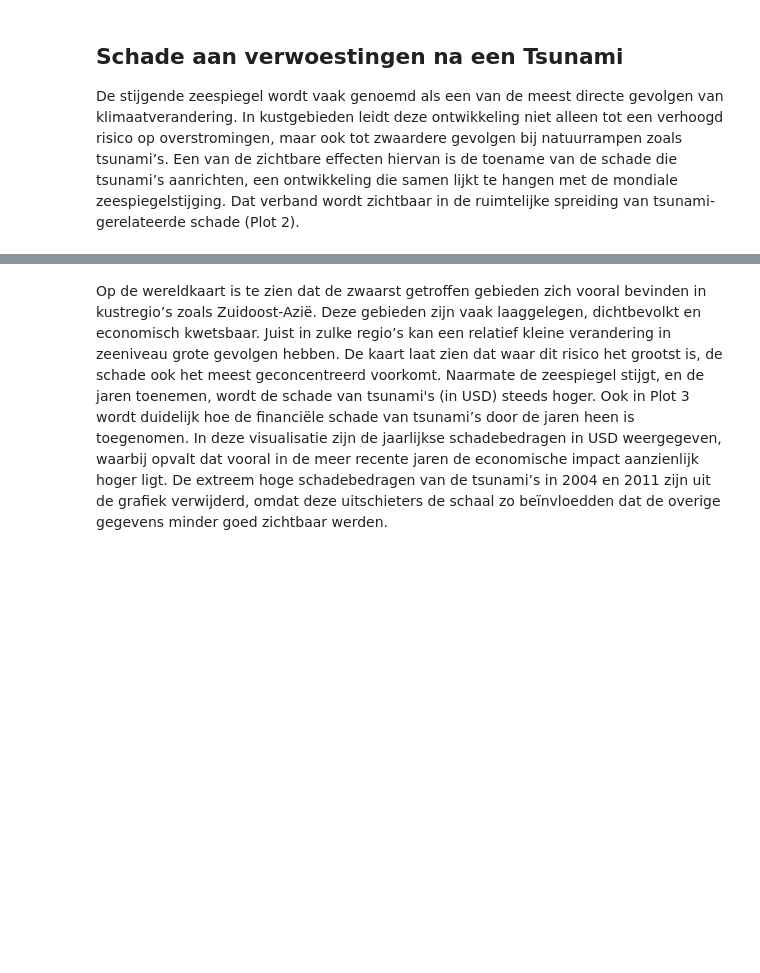
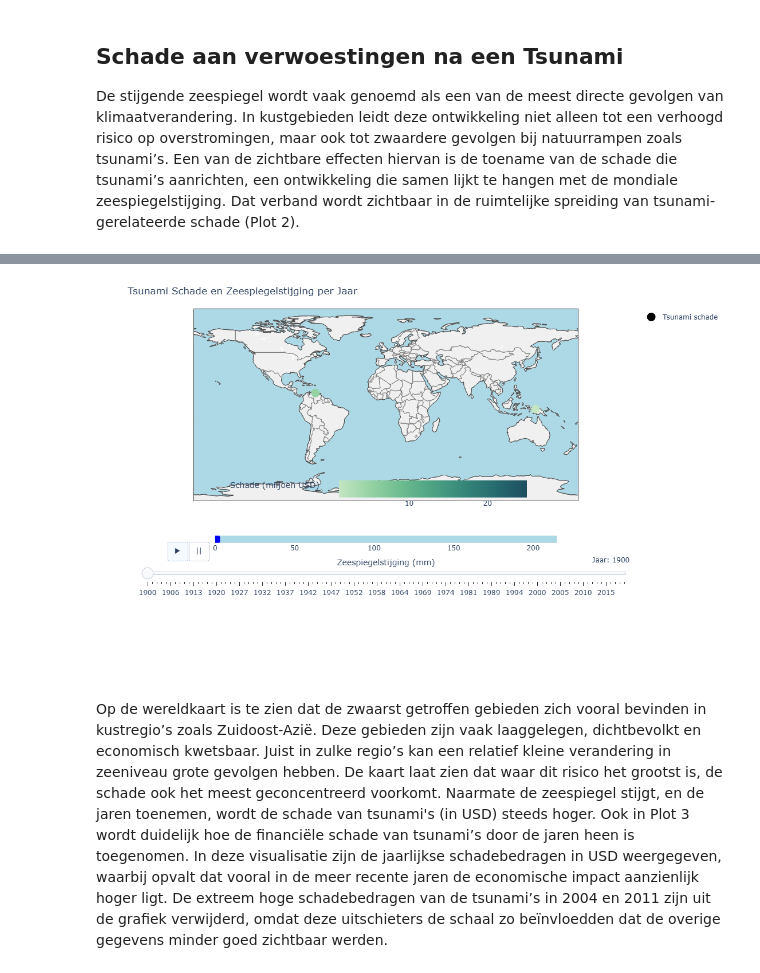
Before and after one commit to roosz/informatievisualisatie, a Jupyter notebook: _build/html/_sources/docs/voorindatasory.ipynb, the cells around one changed output, grey strips where cells are left out. Cells and saved outputs as stored; diff of their text form; code cells hidden in the pictures; blank space fills up the shorter version.

```diff
--- a/_build/html/_sources/docs/voorindatasory.ipynb
+++ b/_build/html/_sources/docs/voorindatasory.ipynb
@@ -296,10 +296,10 @@ fig.update_layout(
         countrycolor="gray",
         lonaxis_range=[-180, 180],
         lataxis_range=[-90, 90],
-        domain=dict(x=[0, 1], y=[0.3, 1])  # kaart groter maken (lager beginnen)
+        domain=dict(x=[0, 1], y=[0.45, 1])
     ),
-    height=800, # verhoogde hoogte om alles te laten passen
-    margin=dict(t=50, b=50),
+    height=700,
+    margin=dict(t=50, b=40),
 
     coloraxis=dict(
         colorscale='blugrn',
@@ -312,17 +312,16 @@ fig.update_layout(
             ),
             orientation='h',
             yanchor='bottom',
-            y=0.2,  # lager geplaatst onder de kaart
+            y=0.42,
             xanchor='center',
-            x=0.4,
-            len=0.7,
+            x=0.5,
+            len=0.6,
             tickmode='array',
             tickvals=schade_ticks,
             tickfont=dict(size=12)
         )
     ),
 
-    # Zeespiegel balk assen, lager geplaatst onder de schade-kleurbalk
     xaxis2=dict(
         domain=[0.15, 0.85],
         anchor='y2',
@@ -336,24 +335,23 @@ fig.update_layout(
         showticklabels=True,
         tickfont=dict(size=12),
         overlaying='free',
-        position=0.,  # lager dan eerder
+        position=0.5,
         side='bottom'
     ),
     yaxis2=dict(
-        domain=[0.1, 0.12],  # lager dan eerder
+        domain=[0.33, 0.35],
         anchor='x2',
         showticklabels=False,
         showgrid=False,
         zeroline=False
     ),
 
-    # Knoppen boven de slider (jaarbalk) met iconen
     updatemenus=[dict(
         type='buttons',
         direction='right',
         showactive=True,
         x=0.1,
-        y=0.04,  # hoger dan slider, dus boven jaarbalk
+        y=0.28,
         xanchor='center',
         yanchor='bottom',
         pad={"r": 10, "t": 10},
@@ -371,7 +369,6 @@ fig.update_layout(
         ]
     )],
 
-    # Slider (jaarbalk) iets lager dan knoppen
     sliders=[{
         "currentvalue": {"prefix": "Jaar: ", "visible": True, "xanchor": "right"},
         "steps": [{
@@ -380,11 +377,11 @@ fig.update_layout(
             "method": "animate"
         } for year in years],
         "x": 0,
-        "y": 0.15,  # lager dan de knoppen
+        "y": 0.35,
         "len": 1.0,
         "xanchor": "left",
         "yanchor": "top",
-        "pad": {"b": 10, "t": 50},
+        "pad": {"b": 5, "t": 30},
     }]
 )
 
@@ -394,3 +390,4 @@ fig.show()
+[figure, added]
 # %% [markdown]
 Op de wereldkaart is te zien dat de zwaarst getroffen gebieden zich vooral bevinden in kustregio’s zoals Zuidoost-Azië. Deze gebieden zijn vaak laaggelegen, dichtbevolkt en economisch kwetsbaar. Juist in zulke regio’s kan een relatief kleine verandering in zeeniveau grote gevolgen hebben. De kaart laat zien dat waar dit risico het grootst is, de schade ook het meest geconcentreerd voorkomt. Naarmate de zeespiegel stijgt, en de jaren toenemen, wordt de schade van tsunami's (in USD) steeds hoger.
 Ook in Plot 3 wordt duidelijk hoe de financiële schade van tsunami’s door de jaren heen is toegenomen. In deze visualisatie zijn de jaarlijkse schadebedragen in USD weergegeven, waarbij opvalt dat vooral in de meer recente jaren de economische impact aanzienlijk hoger ligt. De extreem hoge schadebedragen van de tsunami’s in 2004 en 2011 zijn uit de grafiek verwijderd, omdat deze uitschieters de schaal zo beïnvloedden dat de overige gegevens minder goed zichtbaar werden.
```
Also changed, not shown: parts of 1 cell of this notebook, 7 other files.
